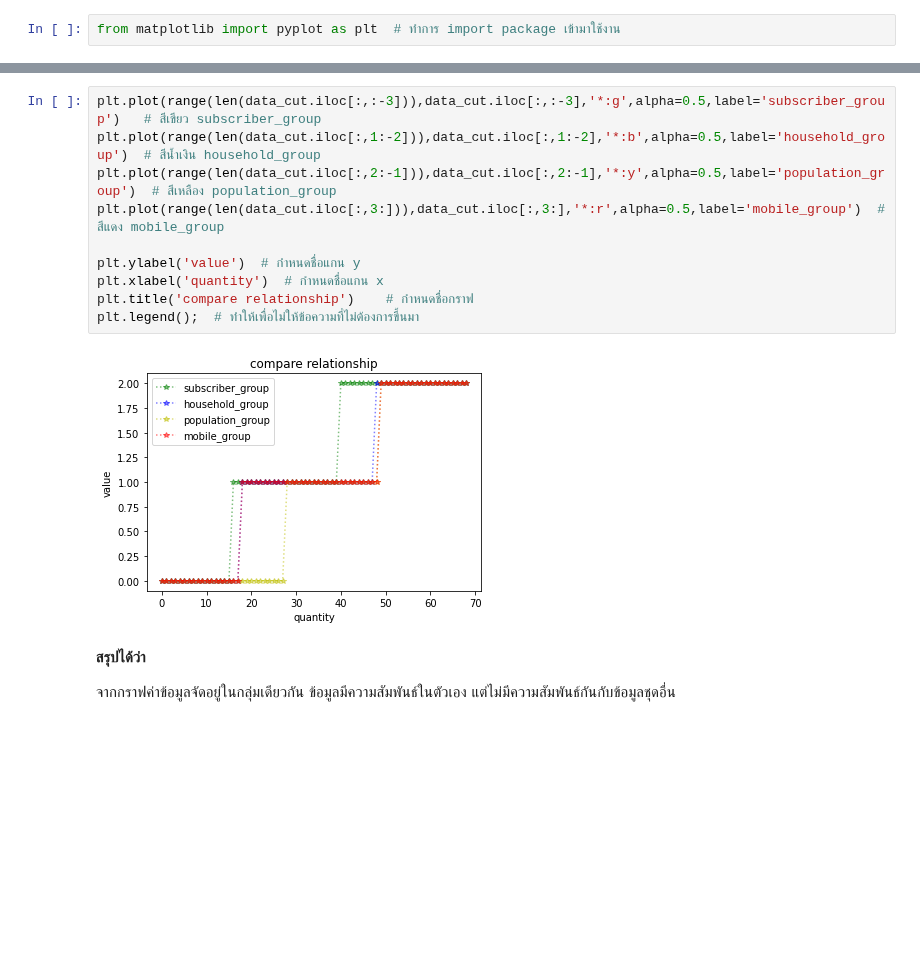
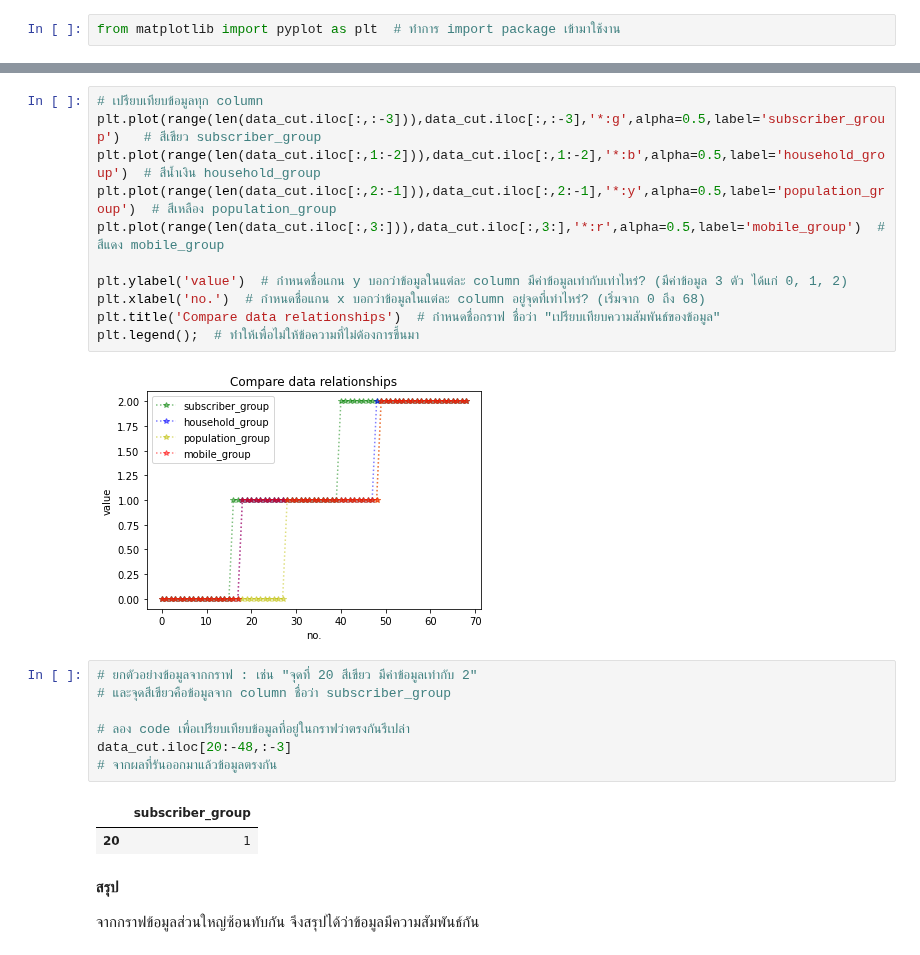
Before and after one commit to mintra-tippayaratsontorn/DWDM21, a Jupyter notebook: Project_DWDM.ipynb, the cells around one changed output, grey strips where cells are left out. Saved outputs shown, nothing was run; the diff lists cells and outputs as text; blank space fills up the shorter version.

```diff
--- a/Project_DWDM.ipynb
+++ b/Project_DWDM.ipynb
@@ -667,18 +750,27 @@ from matplotlib import pyplot as plt  # ทำการ import package เข้
 # %%
+# เปรียบเทียบข้อมูลทุก column
 plt.plot(range(len(data_cut.iloc[:,:-3])),data_cut.iloc[:,:-3],'*:g',alpha=0.5,label='subscriber_group')   # สีเขียว subscriber_group
 plt.plot(range(len(data_cut.iloc[:,1:-2])),data_cut.iloc[:,1:-2],'*:b',alpha=0.5,label='household_group')  # สีน้ำเงิน household_group
 plt.plot(range(len(data_cut.iloc[:,2:-1])),data_cut.iloc[:,2:-1],'*:y',alpha=0.5,label='population_group')  # สีเหลือง population_group
 plt.plot(range(len(data_cut.iloc[:,3:])),data_cut.iloc[:,3:],'*:r',alpha=0.5,label='mobile_group')  # สีแดง mobile_group
 
-plt.ylabel('value')  # กำหนดชื่อแกน y
-plt.xlabel('quantity')  # กำหนดชื่อแกน x
-plt.title('compare relationship')    # กำหนดชื่อกราฟ
+plt.ylabel('value')  # กำหนดชื่อแกน y บอกว่าข้อมูลในแต่ละ column มีค่าข้อมูลเท่ากับเท่าไหร่? (มีค่าข้อมูล 3 ตัว ได้แก่ 0, 1, 2)
+plt.xlabel('no.')  # กำหนดชื่อแกน x บอกว่าข้อมูลในแต่ละ column อยู่จุดที่เท่าไหร่? (เริ่มจาก 0 ถึง 68)
+plt.title('Compare data relationships')  # กำหนดชื่อกราฟ ชื่อว่า "เปรียบเทียบความสัมพันธ์ของข้อมูล"
 plt.legend();  # ทำให้เพื่อไม่ให้ข้อความที่ไม่ต้องการขึ้นมา
 # %% [output]
-[figure, old version]
+[figure, new version]
-# %% [markdown]
-**สรุปได้ว่า**
-
-จากกราฟค่าข้อมูลจัดอยู่ในกลุ่มเดียวกัน
-ข้อมูลมีความสัมพันธ์ในตัวเอง
-แต่ไม่มีความสัมพันธ์กันกับข้อมูลชุดอื่น
+# %%
+# ยกตัวอย่างข้อมูลจากกราฟ : เช่น "จุดที่ 20 สีเขียว มีค่าข้อมูลเท่ากับ 2"
+# และจุดสีเขียวคือข้อมูลจาก column ชื่อว่า subscriber_group
+
+# ลอง code เพื่อเปรียบเทียบข้อมูลที่อยู่ในกราฟว่าตรงกันรึเปล่า
+data_cut.iloc[20:-48,:-3]
+# จากผลที่รันออกมาแล้วข้อมูลตรงกัน
+# %% [output]
+|  | subscriber_group |
+| 20 | 1 |
+# %% [markdown]
+**สรุป**
+
+จากกราฟข้อมูลส่วนใหญ่ซ้อนทับกัน จึงสรุปได้ว่าข้อมูลมีความสัมพันธ์กัน
```
Also changed, not shown: parts of 13 cells of this notebook.
